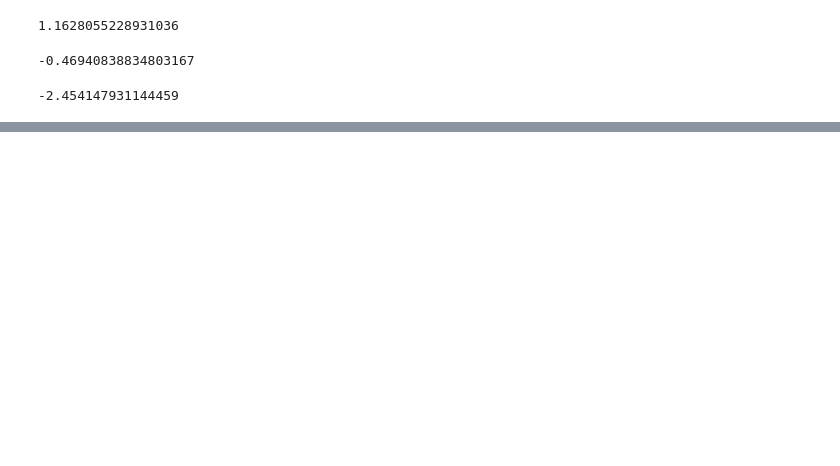
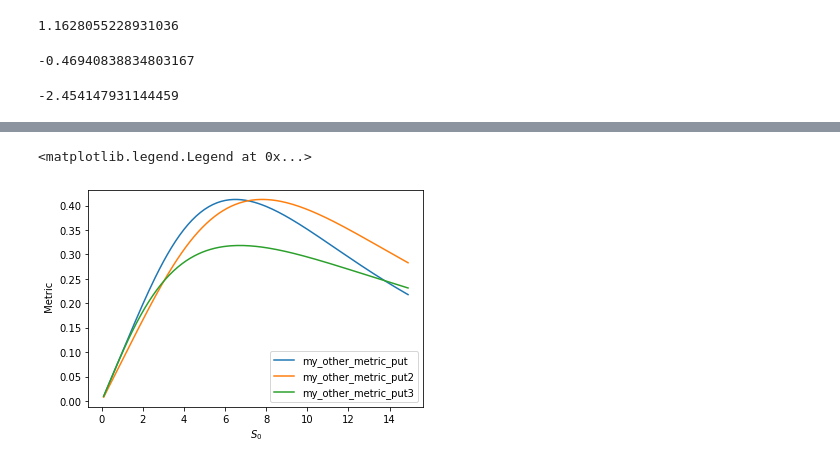
Before and after one commit to TheTesla/my-option-metrics, a Jupyter notebook: black-scholes.ipynb, the cells around one changed output, grey strips where cells are left out. Cells and saved outputs as stored; diff of their text form; code cells hidden in the pictures; blank space fills up the shorter version.

```diff
--- a/black-scholes.ipynb
+++ b/black-scholes.ipynb
@@ -68,11 +68,14 @@ plt.legend()
 # %%
 puts = [-my_other_metric_put(s, K, T, r, sigma) for s in S]
-puts2 = [-my_other_metric_put(s, K+10, T, r, sigma) for s in S]
+puts2 = [-my_other_metric_put(s, K*1.2, T, r, sigma) for s in S]
 puts3 = [-my_other_metric_put(s, K, T*2, r, sigma) for s in S]
 
 plt.plot(S, puts, label='my_other_metric_put')
 plt.plot(S, puts2, label='my_other_metric_put2')
 plt.plot(S, puts3, label='my_other_metric_put3')
 plt.xlabel('$S_0$')
 plt.ylabel(' Metric')
 plt.legend()
+# %% [output]
+<matplotlib.legend.Legend at 0x...>
+[figure, added]
```
Also changed, not shown: parts of 1 cell of this notebook.
